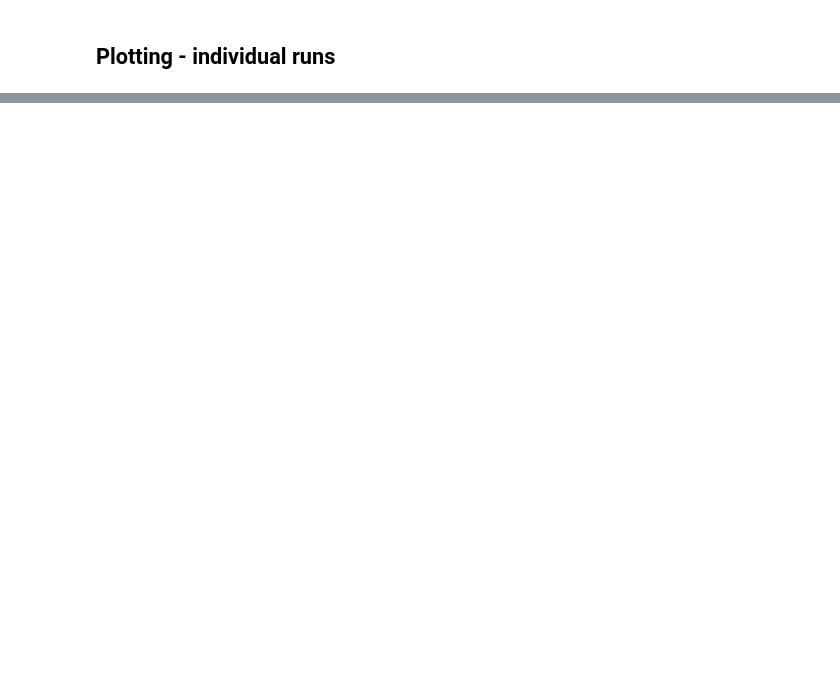
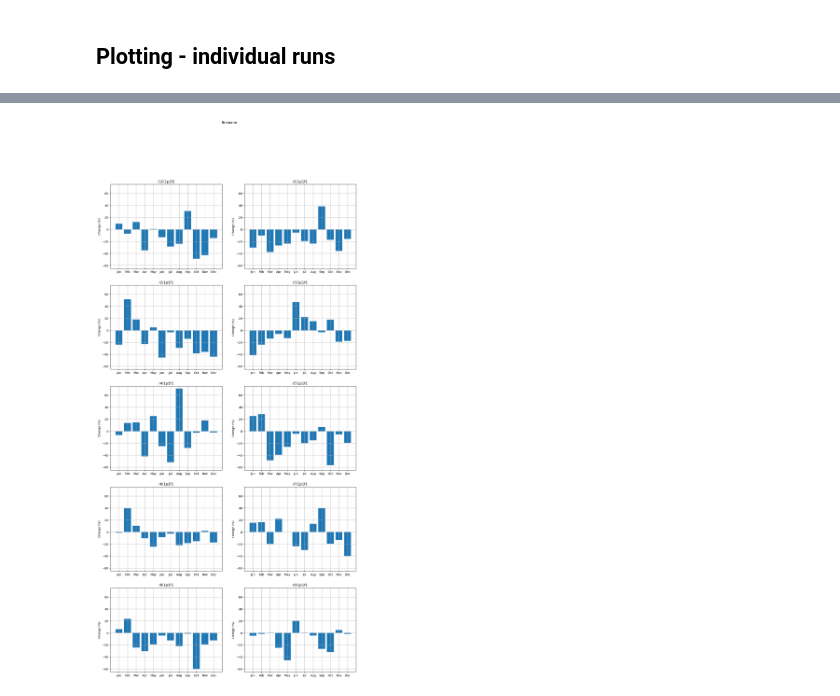
Before and after one commit to AusClimateService/qq-workflows, a Jupyter notebook: qdc-cmip6/validation/monthly.ipynb, the cells around one changed output, grey strips where cells are left out. Cells and saved outputs as stored; diff of their text form; code cells hidden in the pictures; blank space fills up the shorter version.

```diff
--- a/qdc-cmip6/validation/monthly.ipynb
+++ b/qdc-cmip6/validation/monthly.ipynb
@@ -322,0 +268,4 @@ plt.show()
+# %%
+plot_runs_city('Brisbane', ylim=[-65, 75])
+# %% [output]
+[figure, added]
```
Also changed, not shown: parts of 50 cells of this notebook.
